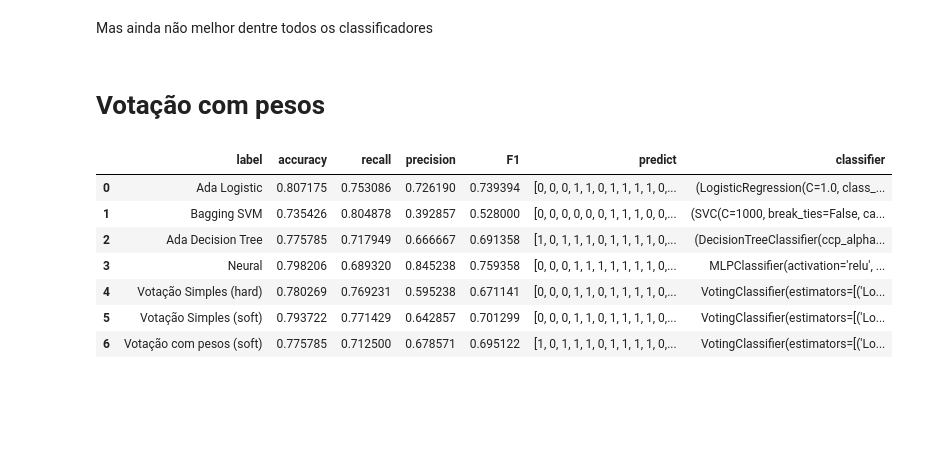
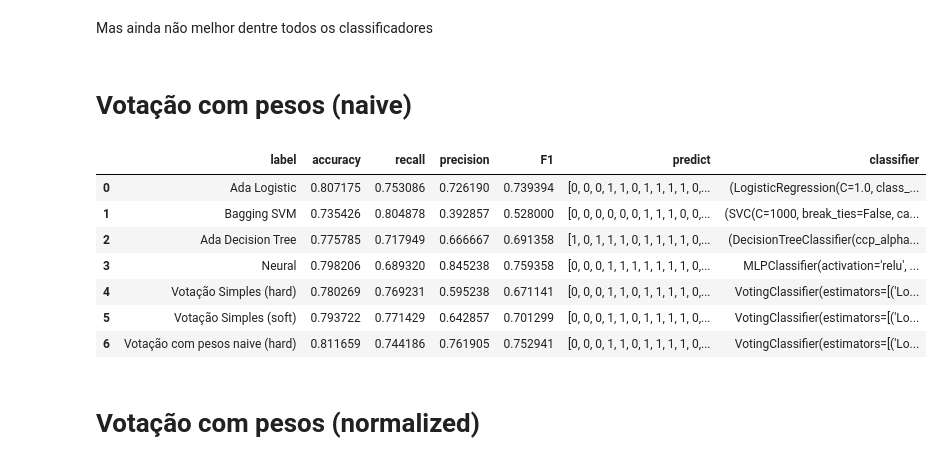
Before and after one commit to GiuDuncan/ProjetoFinal, a Jupyter notebook: 4-7_Combinacao_TITANIC.ipynb, the cells around one changed output. Cells and saved outputs as stored; diff of their text form; code cells hidden in the pictures; blank space fills up the shorter version.

```diff
--- a/4-7_Combinacao_TITANIC.ipynb
+++ b/4-7_Combinacao_TITANIC.ipynb
@@ -155,22 +155,24 @@ accuracy_ordered
 # %% [markdown]
 Mas ainda não melhor dentre todos os classificadores
 # %% [markdown]
-# Votação com pesos
+# Votação com pesos (naive)
 # %%
-# colocando pesos maiores nos melhores classificadores
-voting_soft_weighted = VotingClassifier(estimators=estimators, weights=[1, 1, 3, 3], voting='soft')
+# colocando pesos maiores nos melhores classificadores baseados no F1
+voting_weighted_naive = VotingClassifier(estimators=estimators, weights=[1.5, 0.5, 1, 2], voting='hard')
 # %%
-voting_soft_weighted.fit(x_train, y_train)
-voting_predict_soft_weighted = voting_soft_weighted.predict(x_test)
+voting_weighted_naive.fit(x_train, y_train)
+voting_weighted_naive_predict = voting_weighted_naive.predict(x_test)
 # %%
-update_score_dict('Votação com pesos (soft)', voting_predict_soft_weighted, voting_soft_weighted)
+update_score_dict('Votação com pesos naive (hard)', voting_weighted_naive_predict, voting_weighted_naive)
 pd.DataFrame(metrics_dict.values())
 # %% [output]
 |  | label | accuracy | recall | precision | F1 | predict | classifier |
 | 0 | Ada Logistic | 0.807175 | 0.753086 | 0.726190 | 0.739394 | [0, 0, 0, 1, 1, 0, 1, 1, 1, 1, 0,... | (LogisticRegression(C=1.0, class_... |
 | 1 | Bagging SVM | 0.735426 | 0.804878 | 0.392857 | 0.528000 | [0, 0, 0, 0, 0, 0, 1, 1, 1, 0, 0,... | (SVC(C=1000, break_ties=False, ca... |
 | 2 | Ada Decision Tree | 0.775785 | 0.717949 | 0.666667 | 0.691358 | [1, 0, 1, 1, 1, 0, 1, 1, 1, 1, 0,... | (DecisionTreeClassifier(ccp_alpha... |
 | 3 | Neural | 0.798206 | 0.689320 | 0.845238 | 0.759358 | [0, 0, 0, 1, 1, 1, 1, 1, 1, 1, 0,... | MLPClassifier(activation='relu', ... |
 | 4 | Votação Simples (hard) | 0.780269 | 0.769231 | 0.595238 | 0.671141 | [0, 0, 0, 1, 1, 0, 1, 1, 1, 1, 0,... | VotingClassifier(estimators=[('Lo... |
 | 5 | Votação Simples (soft) | 0.793722 | 0.771429 | 0.642857 | 0.701299 | [0, 0, 0, 1, 1, 0, 1, 1, 1, 1, 0,... | VotingClassifier(estimators=[('Lo... |
-| 6 | Votação com pesos (soft) | 0.775785 | 0.712500 | 0.678571 | 0.695122 | [1, 0, 1, 1, 1, 0, 1, 1, 1, 1, 0,... | VotingClassifier(estimators=[('Lo... |
+| 6 | Votação com pesos naive (hard) | 0.811659 | 0.744186 | 0.761905 | 0.752941 | [0, 0, 0, 1, 1, 0, 1, 1, 1, 1, 0,... | VotingClassifier(estimators=[('Lo... |
+# %% [markdown]
+# Votação com pesos (normalized)
```
Also changed, not shown: parts of 6 cells of this notebook, 1 other file.
